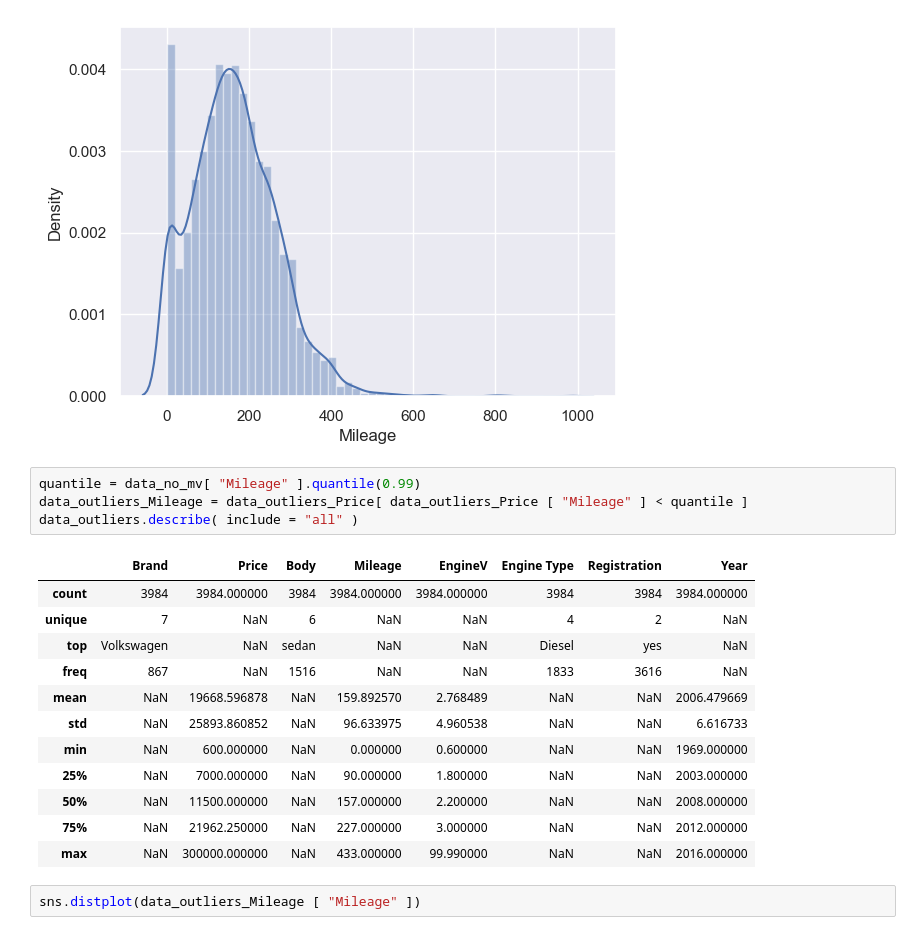
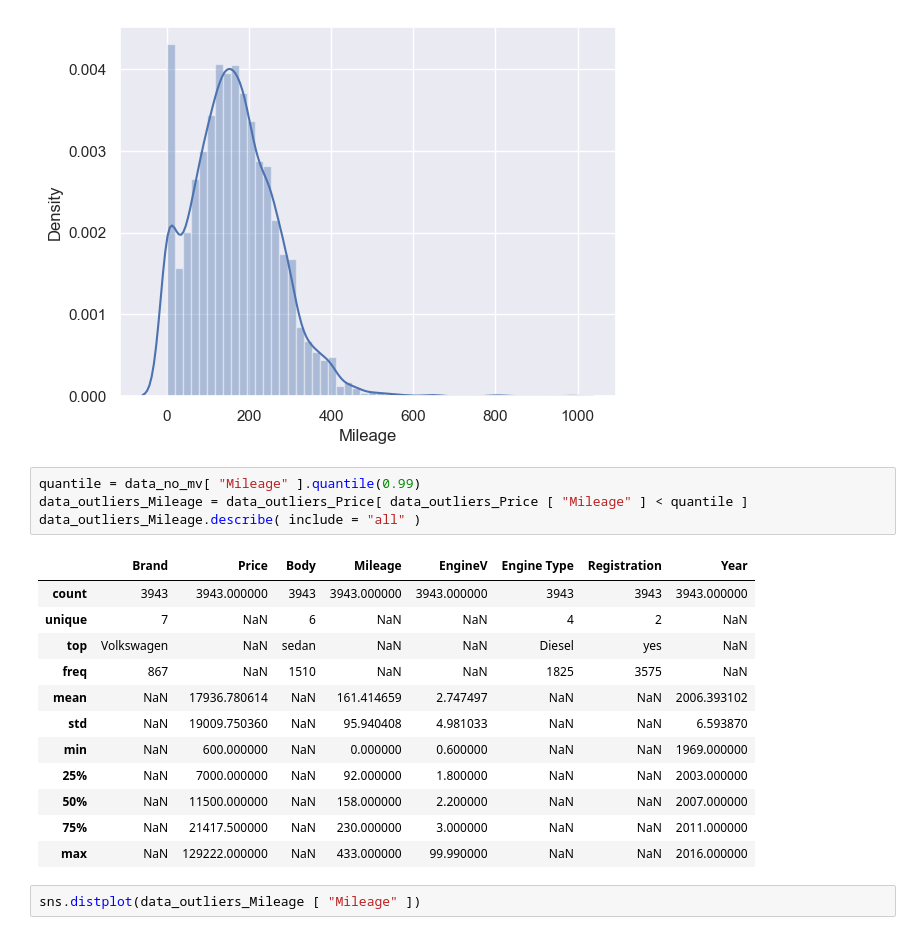
Before and after one commit to Daviti1986/data_science, a Jupyter notebook: secound_car_1.ipynb, the cells around one changed output. Saved outputs shown, nothing was run; the diff lists cells and outputs as text.

```diff
--- a/secound_car_1.ipynb
+++ b/secound_car_1.ipynb
@@ -153,20 +153,20 @@ https://gist.github.com/mwaskom/de44147ed2974457ad6372750bbe5751
 # %%
 quantile = data_no_mv[ "Mileage" ].quantile(0.99)
 data_outliers_Mileage = data_outliers_Price[ data_outliers_Price [ "Mileage" ] < quantile ]
-data_outliers.describe( include = "all" )
+data_outliers_Mileage.describe( include = "all" )
 # %% [output]
 |  | Brand | Price | Body | Mileage | EngineV | Engine Type | Registration | Year |
-| count | 3984 | 3984.000000 | 3984 | 3984.000000 | 3984.000000 | 3984 | 3984 | 3984.000000 |
+| count | 3943 | 3943.000000 | 3943 | 3943.000000 | 3943.000000 | 3943 | 3943 | 3943.000000 |
 | unique | 7 | NaN | 6 | NaN | NaN | 4 | 2 | NaN |
 | top | Volkswagen | NaN | sedan | NaN | NaN | Diesel | yes | NaN |
-| freq | 867 | NaN | 1516 | NaN | NaN | 1833 | 3616 | NaN |
-| mean | NaN | 19668.596878 | NaN | 159.892570 | 2.768489 | NaN | NaN | 2006.479669 |
-| std | NaN | 25893.860852 | NaN | 96.633975 | 4.960538 | NaN | NaN | 6.616733 |
+| freq | 867 | NaN | 1510 | NaN | NaN | 1825 | 3575 | NaN |
+| mean | NaN | 17936.780614 | NaN | 161.414659 | 2.747497 | NaN | NaN | 2006.393102 |
+| std | NaN | 19009.750360 | NaN | 95.940408 | 4.981033 | NaN | NaN | 6.593870 |
 | min | NaN | 600.000000 | NaN | 0.000000 | 0.600000 | NaN | NaN | 1969.000000 |
-| 25% | NaN | 7000.000000 | NaN | 90.000000 | 1.800000 | NaN | NaN | 2003.000000 |
-| 50% | NaN | 11500.000000 | NaN | 157.000000 | 2.200000 | NaN | NaN | 2008.000000 |
-| 75% | NaN | 21962.250000 | NaN | 227.000000 | 3.000000 | NaN | NaN | 2012.000000 |
-| max | NaN | 300000.000000 | NaN | 433.000000 | 99.990000 | NaN | NaN | 2016.000000 |
+| 25% | NaN | 7000.000000 | NaN | 92.000000 | 1.800000 | NaN | NaN | 2003.000000 |
+| 50% | NaN | 11500.000000 | NaN | 158.000000 | 2.200000 | NaN | NaN | 2007.000000 |
+| 75% | NaN | 21417.500000 | NaN | 230.000000 | 3.000000 | NaN | NaN | 2011.000000 |
+| max | NaN | 129222.000000 | NaN | 433.000000 | 99.990000 | NaN | NaN | 2016.000000 |
 # %%
 sns.distplot(data_outliers_Mileage [ "Mileage" ])
 # %% [output]
```
Also changed, not shown: parts of 1 cell of this notebook.
